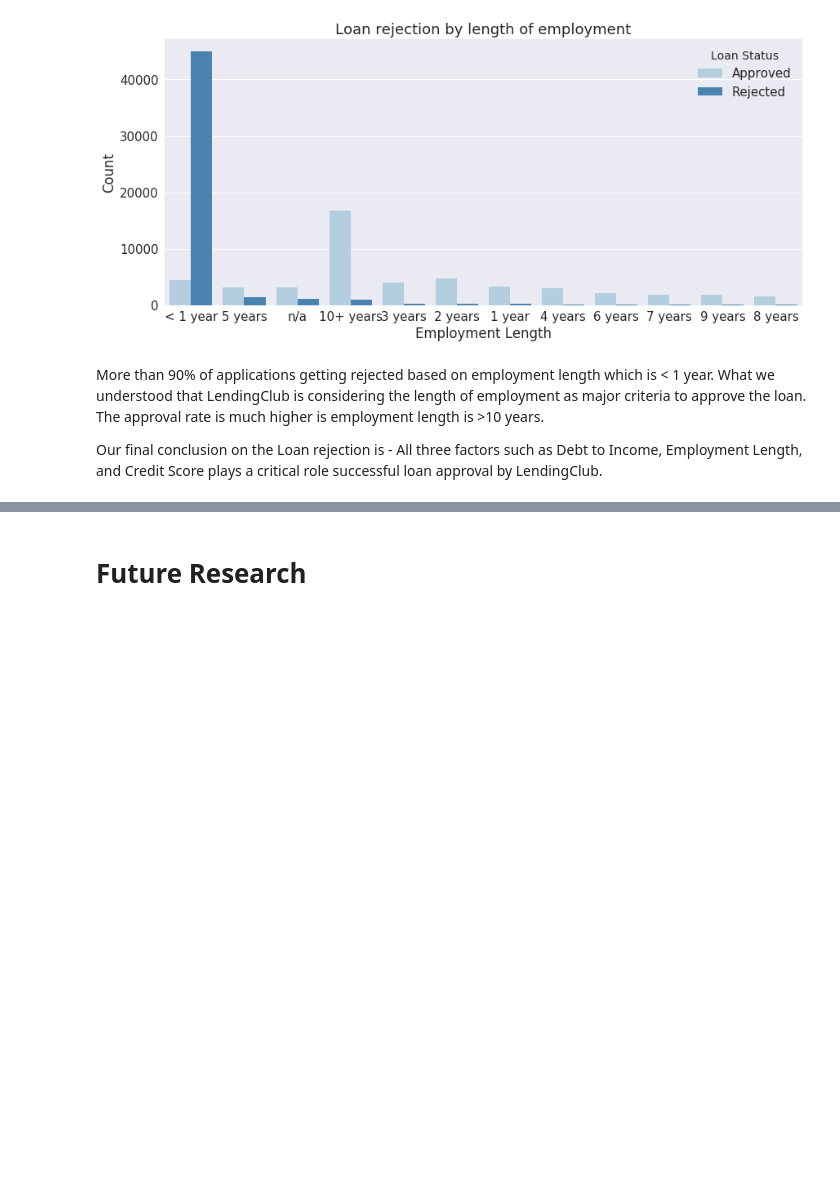
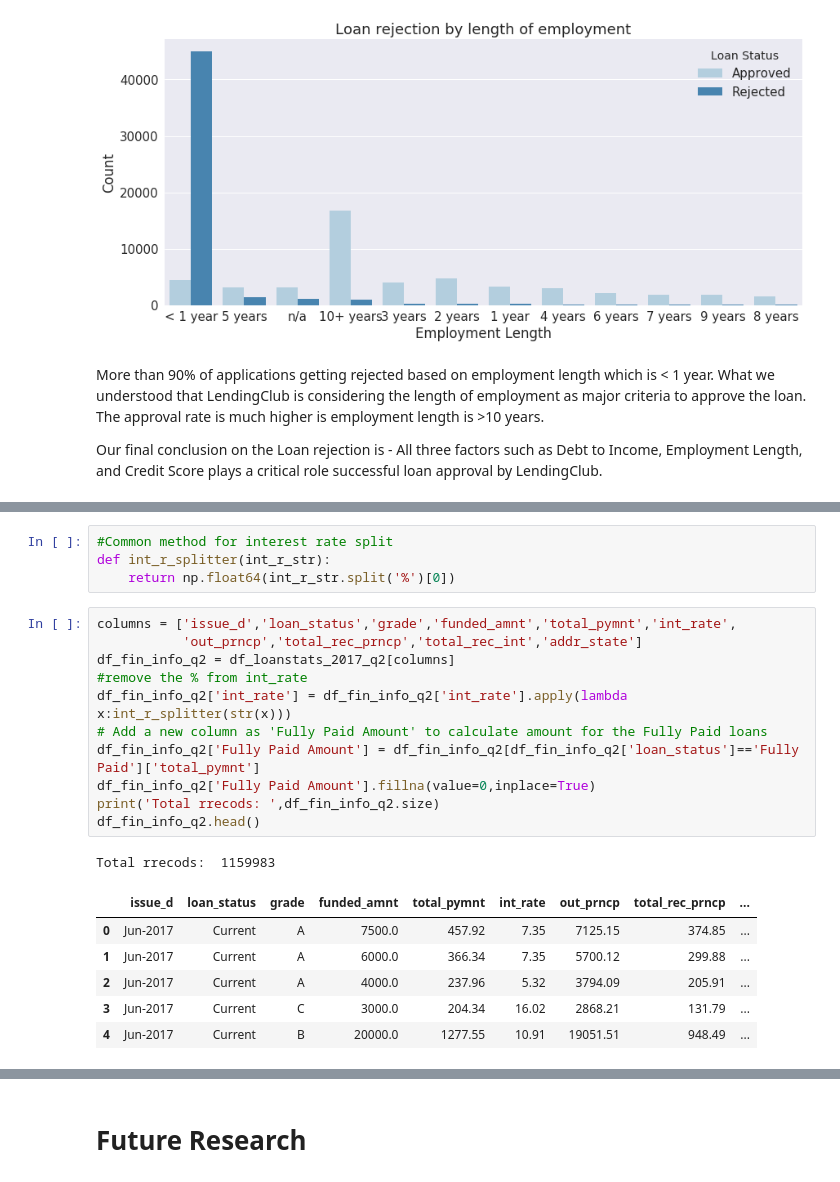
Before and after one commit to sujittripathy/DataScienceBootCampPrep, a Jupyter notebook: Capstone/Capstone_N2.ipynb, the cells around one changed output, grey strips where cells are left out. Cells and saved outputs as stored; diff of their text form; blank space fills up the shorter version.

```diff
--- a/Capstone/Capstone_N2.ipynb
+++ b/Capstone/Capstone_N2.ipynb
@@ -375,0 +388,23 @@ Our final conclusion on the Loan rejection is - All three factors such as Debt t
+# %%
+#Common method for interest rate split
+def int_r_splitter(int_r_str):
+    return np.float64(int_r_str.split('%')[0])
+# %%
+columns = ['issue_d','loan_status','grade','funded_amnt','total_pymnt','int_rate',
+           'out_prncp','total_rec_prncp','total_rec_int','addr_state']
+df_fin_info_q2 = df_loanstats_2017_q2[columns]
+#remove the % from int_rate
+df_fin_info_q2['int_rate'] = df_fin_info_q2['int_rate'].apply(lambda x:int_r_splitter(str(x)))
+# Add a new column as 'Fully Paid Amount' to calculate amount for the Fully Paid loans
+df_fin_info_q2['Fully Paid Amount'] = df_fin_info_q2[df_fin_info_q2['loan_status']=='Fully Paid']['total_pymnt']
+df_fin_info_q2['Fully Paid Amount'].fillna(value=0,inplace=True)
+print('Total rrecods: ',df_fin_info_q2.size)
+df_fin_info_q2.head()
+# %% [output]
+Total rrecods:  1159983
+|  | issue_d | loan_status | grade | funded_amnt | total_pymnt | int_rate | out_prncp | total_rec_prncp | ... |
+| 0 | Jun-2017 | Current | A | 7500.0 | 457.92 | 7.35 | 7125.15 | 374.85 | ... |
+| 1 | Jun-2017 | Current | A | 6000.0 | 366.34 | 7.35 | 5700.12 | 299.88 | ... |
+| 2 | Jun-2017 | Current | A | 4000.0 | 237.96 | 5.32 | 3794.09 | 205.91 | ... |
+| 3 | Jun-2017 | Current | C | 3000.0 | 204.34 | 16.02 | 2868.21 | 131.79 | ... |
+| 4 | Jun-2017 | Current | B | 20000.0 | 1277.55 | 10.91 | 19051.51 | 948.49 | ... |
```
Also changed, not shown: parts of 22 cells of this notebook.
